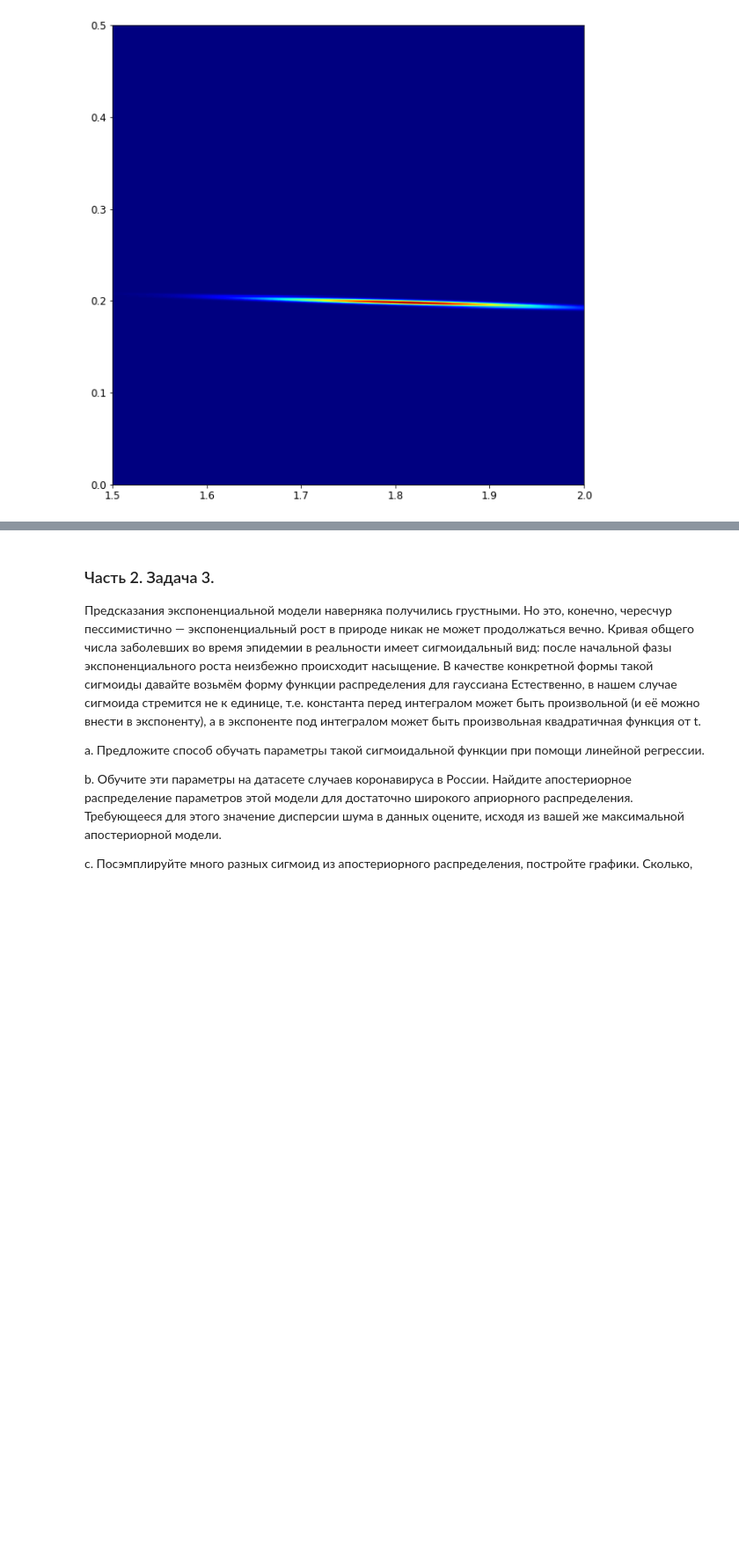
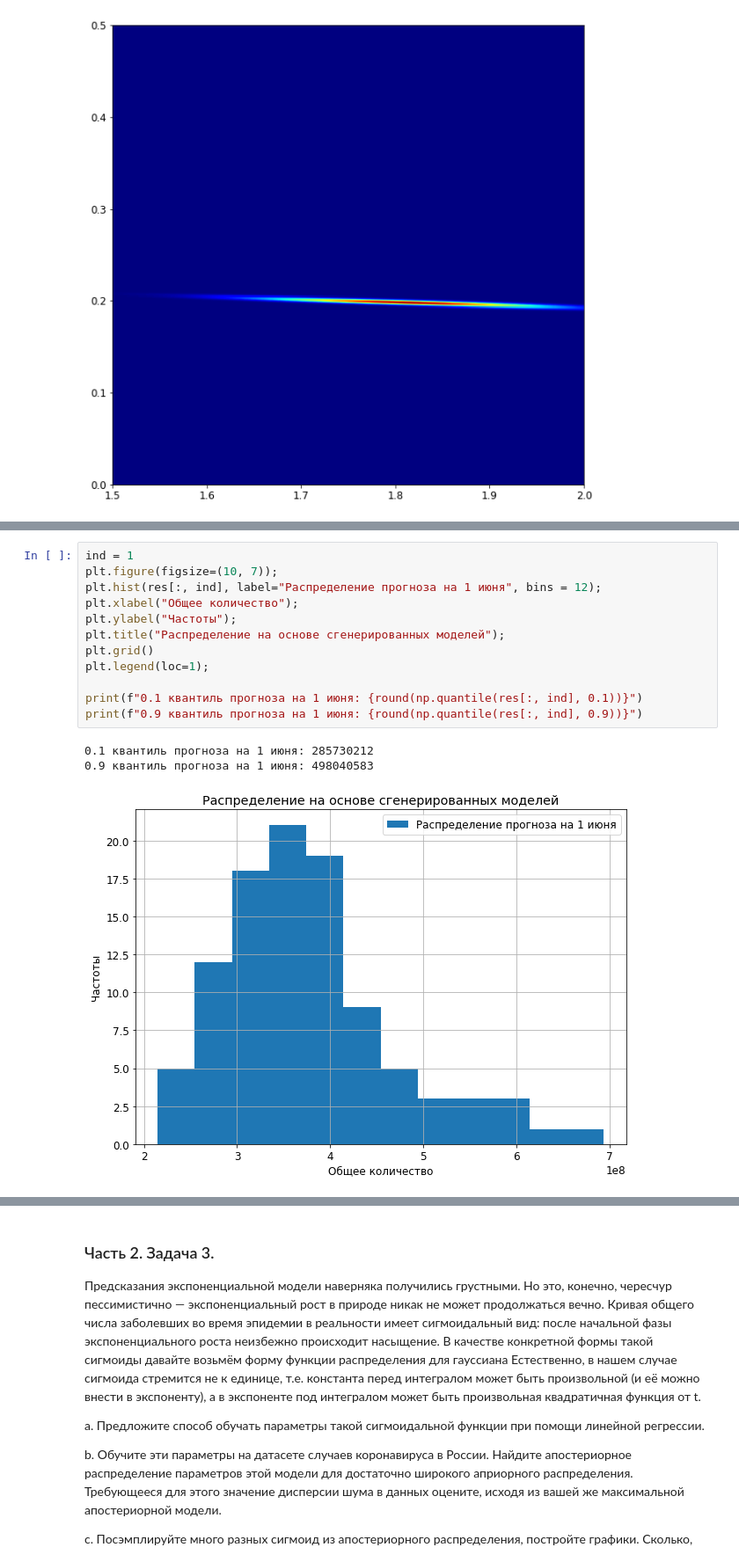
Before and after one commit to IlyasLatypov/MADE_DS, a Jupyter notebook: ADV_ML/HW1/HW_LatypovID.ipynb, the cells around one changed output, grey strips where cells are left out. Shown: that part at 88% size. Drawn from its saved outputs; the diff is of its cells as text; blank space fills up the shorter version.

```diff
--- a/ADV_ML/HW1/HW_LatypovID.ipynb
+++ b/ADV_ML/HW1/HW_LatypovID.ipynb
@@ -269,0 +312,16 @@ myplot_heatmap(Z, (1.5, 2), (0, 0.5))
+# %%
+ind = 1
+plt.figure(figsize=(10, 7));
+plt.hist(res[:, ind], label="Распределение прогноза на 1 июня", bins = 12);
+plt.xlabel("Общее количество");
+plt.ylabel("Частоты");
+plt.title("Распределение на основе сгенерированных моделей");
+plt.grid()
+plt.legend(loc=1);
+
+print(f"0.1 квантиль прогноза на 1 июня: {round(np.quantile(res[:, ind], 0.1))}")
+print(f"0.9 квантиль прогноза на 1 июня: {round(np.quantile(res[:, ind], 0.9))}")
+# %% [output]
+0.1 квантиль прогноза на 1 июня: 285730212
+0.9 квантиль прогноза на 1 июня: 498040583
+[figure, added]
```
Also changed, not shown: parts of 6 cells of this notebook.
